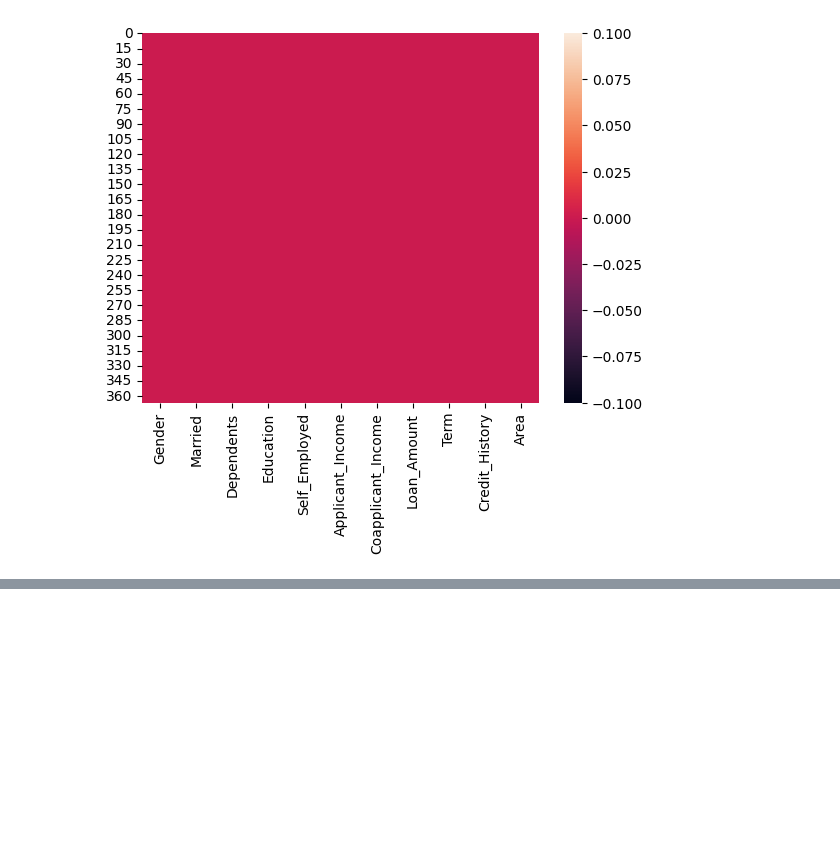
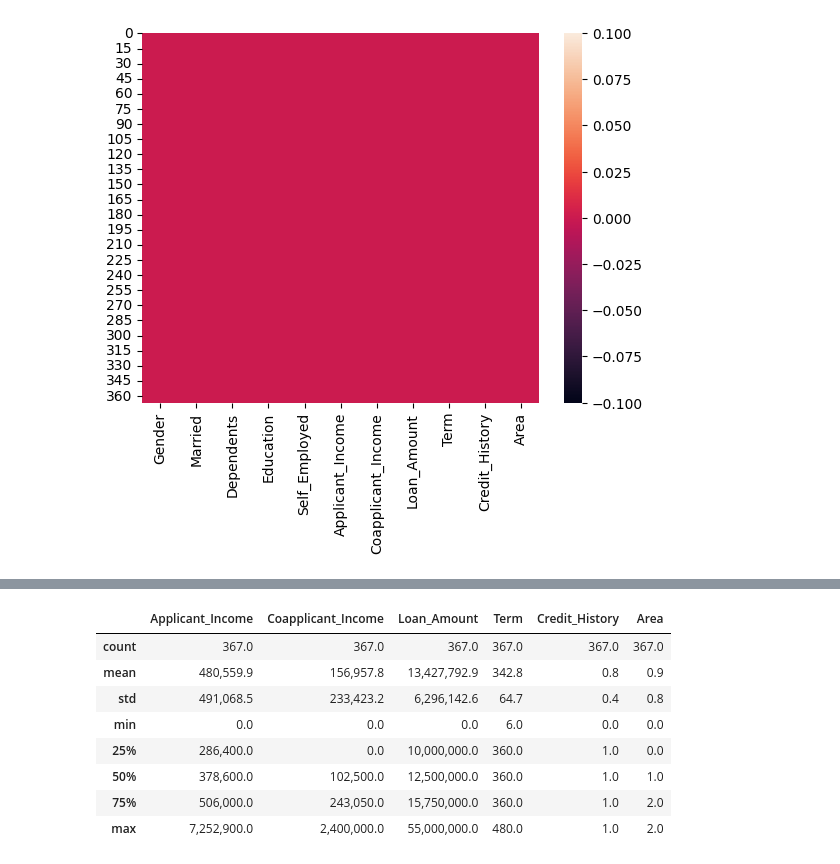
Before and after one commit to UtkarshGupta048/Data-Analytics, a Jupyter notebook: Loan_dataset.ipynb, the cells around one changed output, grey strips where cells are left out. Cells and saved outputs as stored; diff of their text form; code cells hidden in the pictures; blank space fills up the shorter version.

```diff
--- a/Loan_dataset.ipynb
+++ b/Loan_dataset.ipynb
@@ -163,0 +336,14 @@ sns.heatmap(df.isnull())
+# %%
+pd.set_option('display.float_format', '{:,.1f}'.format)
+
+df.describe()
+# %% [output]
+|  | Applicant_Income | Coapplicant_Income | Loan_Amount | Term | Credit_History | Area |
+| count | 367.0 | 367.0 | 367.0 | 367.0 | 367.0 | 367.0 |
+| mean | 480,559.9 | 156,957.8 | 13,427,792.9 | 342.8 | 0.8 | 0.9 |
+| std | 491,068.5 | 233,423.2 | 6,296,142.6 | 64.7 | 0.4 | 0.8 |
+| min | 0.0 | 0.0 | 0.0 | 6.0 | 0.0 | 0.0 |
+| 25% | 286,400.0 | 0.0 | 10,000,000.0 | 360.0 | 1.0 | 0.0 |
+| 50% | 378,600.0 | 102,500.0 | 12,500,000.0 | 360.0 | 1.0 | 1.0 |
+| 75% | 506,000.0 | 243,050.0 | 15,750,000.0 | 360.0 | 1.0 | 2.0 |
+| max | 7,252,900.0 | 2,400,000.0 | 55,000,000.0 | 480.0 | 1.0 | 2.0 |
```
Also changed, not shown: parts of 29 cells of this notebook.
